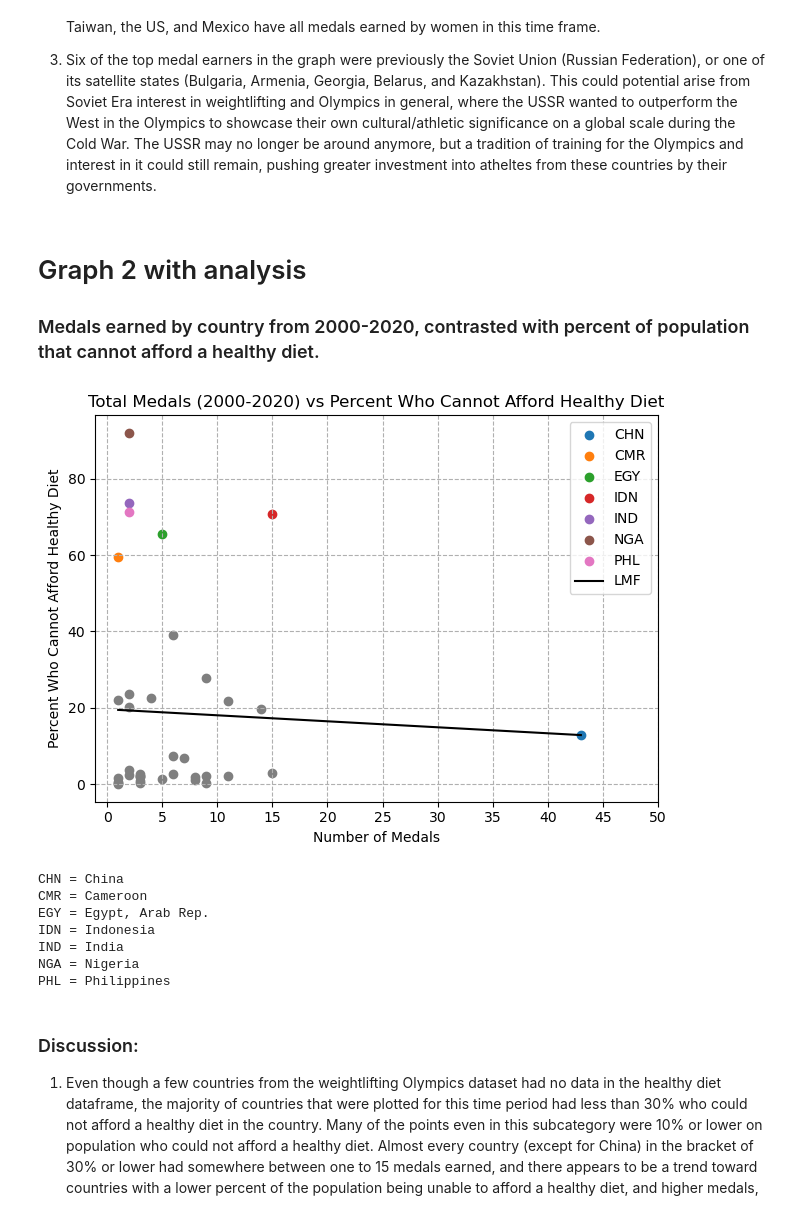
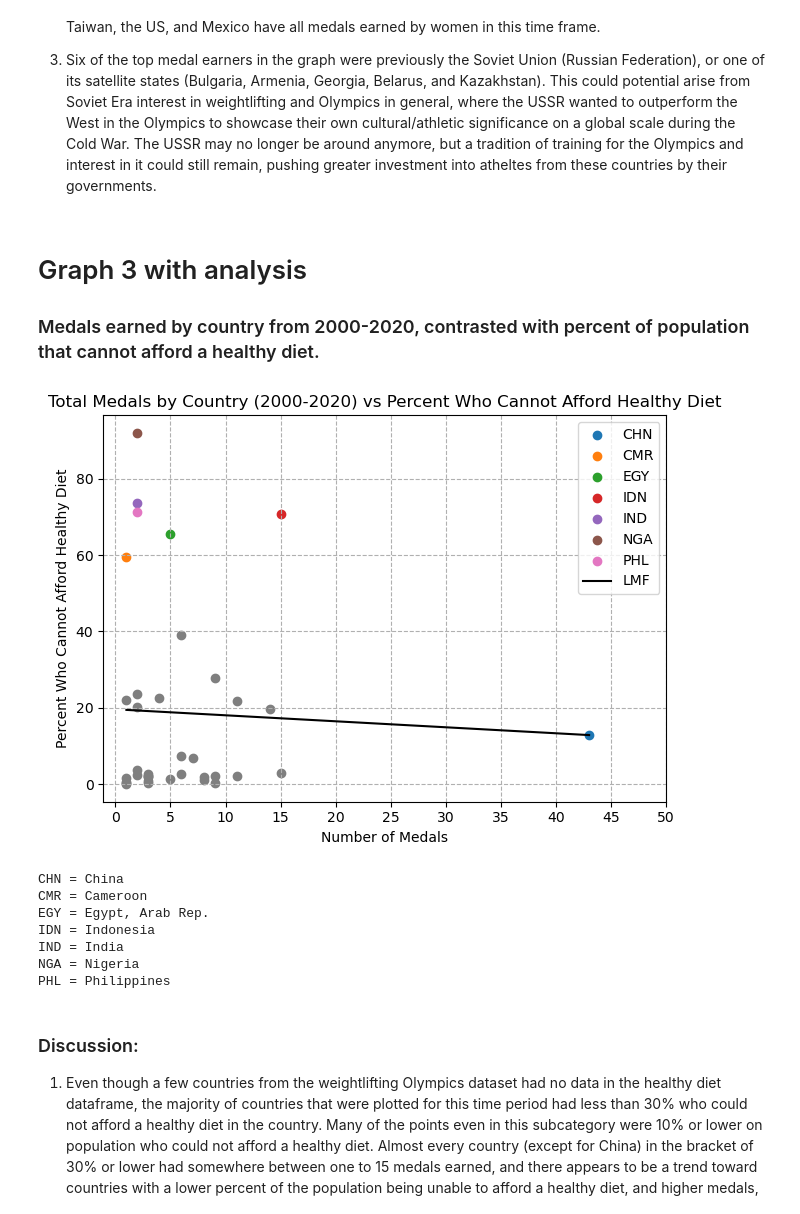
Before and after one commit to nichS21/DS-256-Group-Project, a Jupyter notebook: Stach - Individual Analysis.ipynb, the cells around one changed output. Saved outputs shown, nothing was run; the diff lists cells and outputs as text; code cells hidden in the pictures.

Commit message:
Stach individual analysis, third graph

```diff
--- a/Stach - Individual Analysis.ipynb
+++ b/Stach - Individual Analysis.ipynb
@@ -124,7 +212,7 @@ Women:  2000
 
 3) Six of the top medal earners in the graph were previously the Soviet Union (Russian Federation), or one of its satellite states (Bulgaria, Armenia, Georgia, Belarus, and Kazakhstan). This could potential arise from Soviet Era interest in weightlifting and Olympics in general, where the USSR wanted to outperform the West in the Olympics to showcase their own cultural/athletic significance on a global scale during the Cold War. The USSR may no longer be around anymore, but a tradition of training for the Olympics and interest in it could still remain, pushing greater investment into atheltes from these countries by their governments.
 # %% [markdown]
-<h1> Graph 2 with analysis </h1>
+<h1> Graph 3 with analysis </h1>
 
 <h3>  Medals earned by country from 2000-2020, contrasted with percent of population that cannot afford a healthy diet. </h3>
 # %%
@@ -176,35 +264,35 @@ for i in range(len(cCodes)):
         plt.scatter(num, avg, label=country)
     else:
         plt.scatter(num, avg, color='tab:gray')
 
 
 # Fit a model
 y = percentAvgs/len(cCodes)
 coeff = np.polyfit(numMedals, percentAvgs, 1)                           # get coefficients of polynomial
 polyFunc = np.poly1d(coeff)                                             # create polynomial using coefficients from polyfit()
 xdata = np.linspace(np.min(numMedals), np.max(numMedals), 1000)         # xdata for linear model fit
 ydata = polyFunc(xdata)                                                 # ydata for linear model fit
 
 plt.plot(xdata, ydata, color='black', label='LMF')                      # plot linear model fit
 
 
 # Graph settings
-plt.title("Total Medals (2000-2020) vs Percent Who Cannot Afford Healthy Diet")
+plt.title("Total Medals by Country (2000-2020) vs Percent Who Cannot Afford Healthy Diet")
 plt.xlabel("Number of Medals")
 plt.ylabel("Percent Who Cannot Afford Healthy Diet")
 plt.tight_layout()
 plt.xticks(np.arange(0,51,5))
 plt.grid(linestyle='dashed')
 plt.legend()
 plt.show()
 
 # Get names of each highlighted country and print
 graphCodes = ["CHN", "CMR", "EGY", "IDN", "IND", "NGA", "PHL"]
 for code in graphCodes:
     name = DFDiet[DFDiet.country_code == code].country_name.values[0]
     print(code, " = ", name, sep='')
 # %% [output]
-[figure, old version]
+[figure, new version]
 CHN = China
 CMR = Cameroon
 EGY = Egypt, Arab Rep.
```
Also changed, not shown: parts of 5 cells of this notebook.
